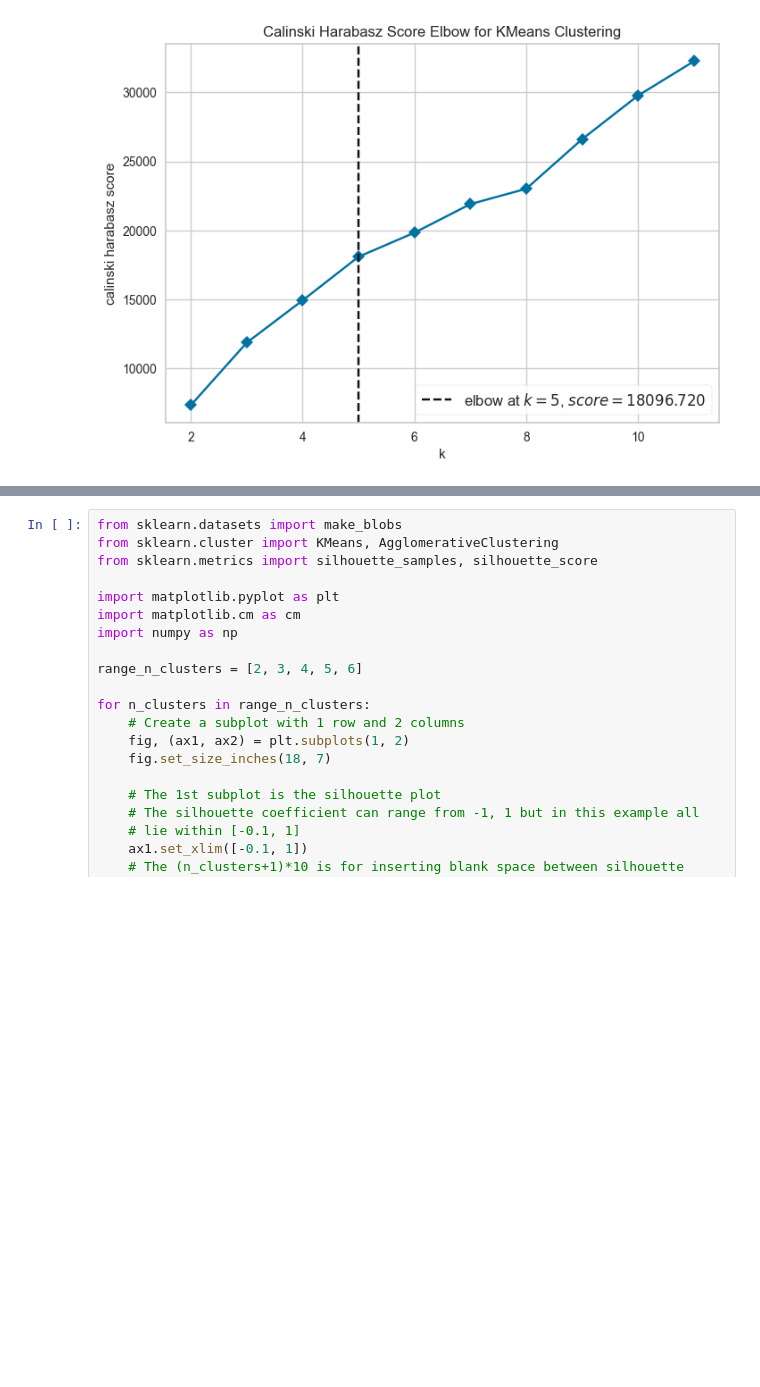
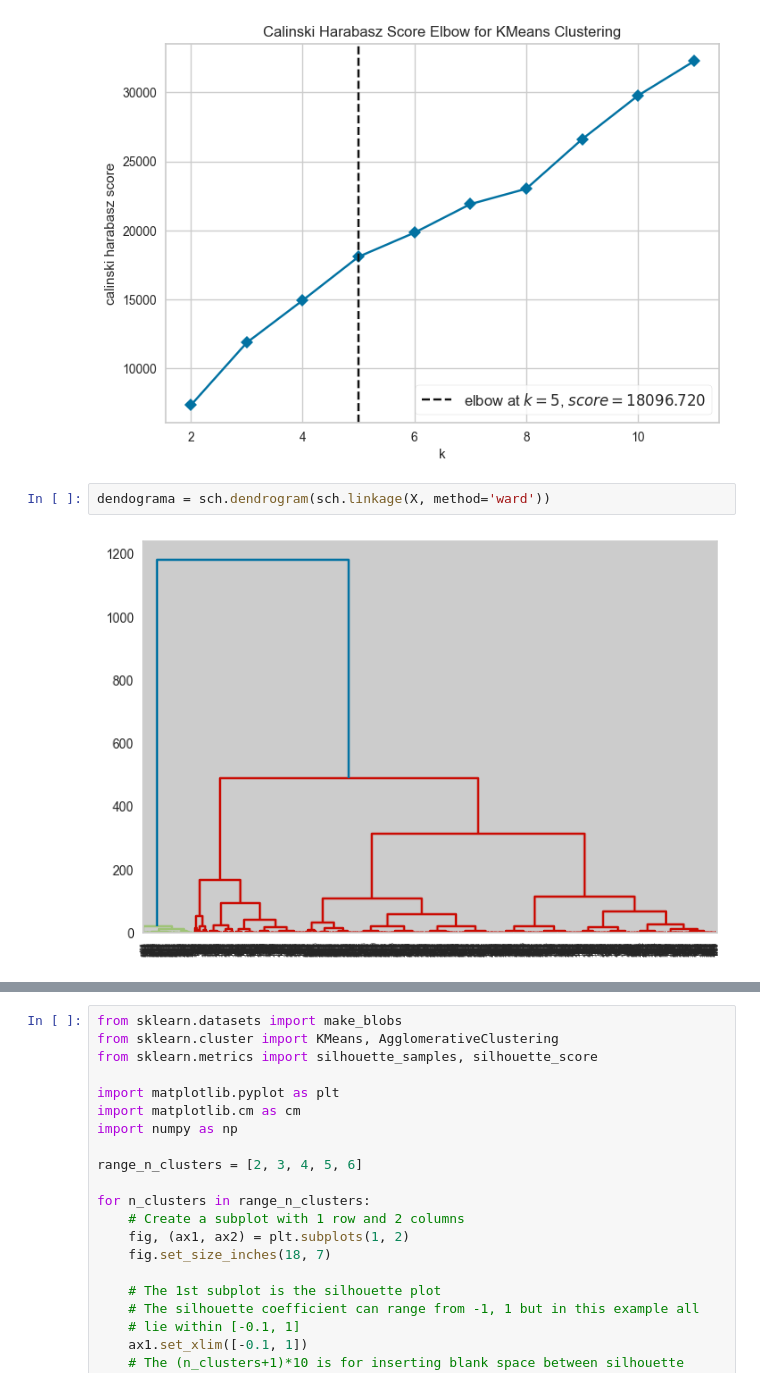
Before and after one commit to estebandonis/Proyecto1-MineriadeDatos, a Jupyter notebook: proyecto1.ipynb, the cells around one changed output, grey strips where cells are left out. Saved outputs shown, nothing was run; the diff lists cells and outputs as text; blank space fills up the shorter version.

```diff
--- a/proyecto1.ipynb
+++ b/proyecto1.ipynb
@@ -304,3 +305,7 @@ elbow value = optimal k: 2  | elbow score: 0.812
 Elbow Score Plot (calinski_harabasz metric):
 elbow value = optimal k: 5  | elbow score: 18,096.720
 [figure]
+# %%
+dendograma = sch.dendrogram(sch.linkage(X, method='ward'))
+# %% [output]
+[figure, added]
```
Also changed, not shown: parts of 7 cells of this notebook.
